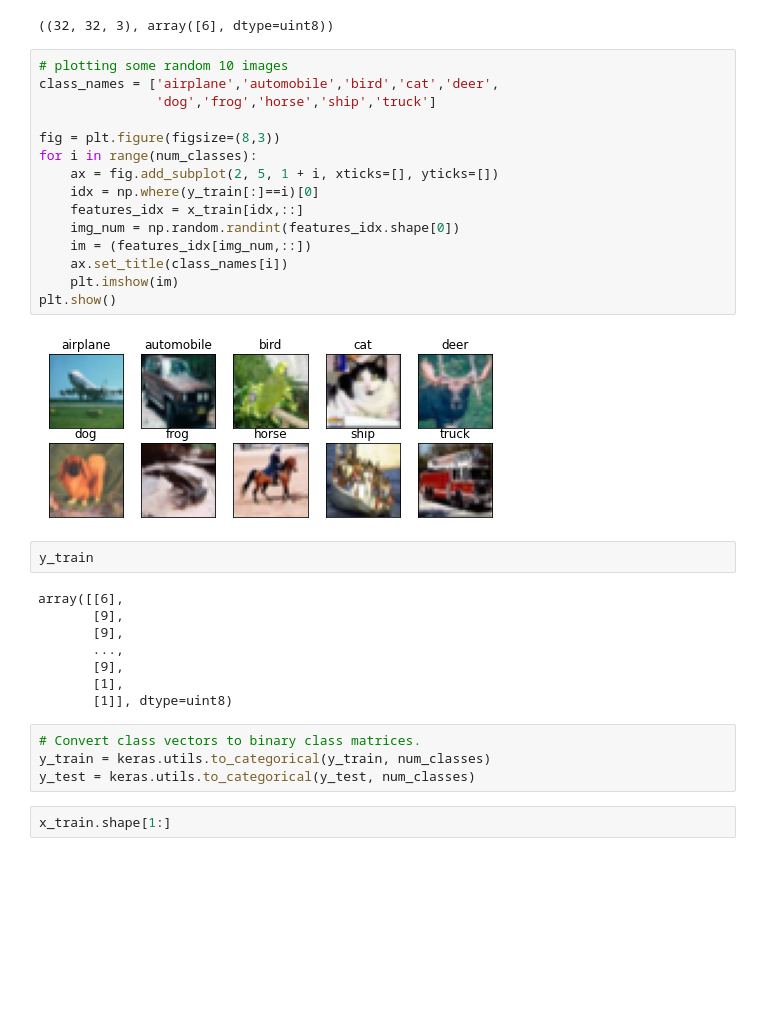
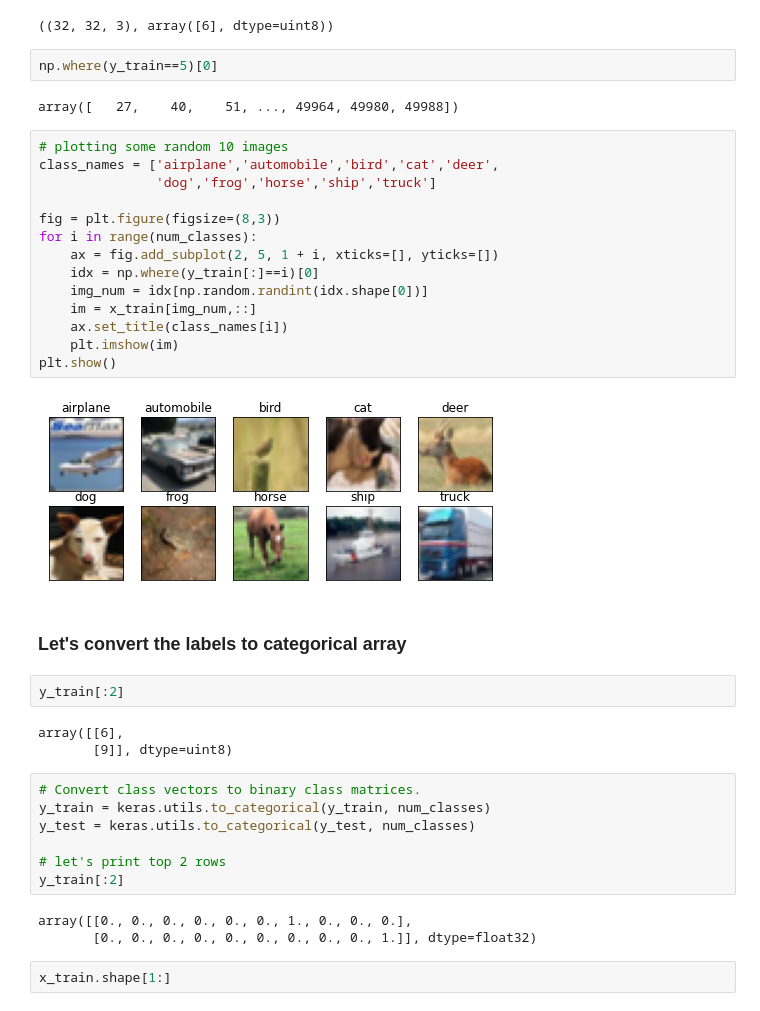
Before and after one commit to sachinkun21/CNN, a Jupyter notebook: Cifar_10.ipynb, the cells around one changed output. Saved outputs shown, nothing was run; the diff lists cells and outputs as text; blank space fills up the shorter version.

```diff
--- a/Cifar_10.ipynb
+++ b/Cifar_10.ipynb
@@ -34,37 +34,43 @@ x_train shape: (50000, 32, 32, 3)
 x_train[0].shape,y_train[0]
 # %% [output]
 ((32, 32, 3), array([6], dtype=uint8))
+# %%
+np.where(y_train==5)[0]
+# %% [output]
+array([   27,    40,    51, ..., 49964, 49980, 49988])
 # %%
 # plotting some random 10 images
 class_names = ['airplane','automobile','bird','cat','deer',
                'dog','frog','horse','ship','truck']
 
 fig = plt.figure(figsize=(8,3))
 for i in range(num_classes):
     ax = fig.add_subplot(2, 5, 1 + i, xticks=[], yticks=[])
     idx = np.where(y_train[:]==i)[0]
-    features_idx = x_train[idx,::]
-    img_num = np.random.randint(features_idx.shape[0])
-    im = (features_idx[img_num,::])
+    img_num = idx[np.random.randint(idx.shape[0])]
+    im = x_train[img_num,::]
     ax.set_title(class_names[i])
     plt.imshow(im)
 plt.show()
 # %% [output]
-[figure, old version]
+[figure, new version]
+# %% [markdown]
+### Let's convert the labels to categorical array
 # %%
-y_train
+y_train[:2]
 # %% [output]
 array([[6],
-       [9],
-       [9],
-       ...,
-       [9],
-       [1],
-       [1]], dtype=uint8)
+       [9]], dtype=uint8)
 # %%
 # Convert class vectors to binary class matrices.
 y_train = keras.utils.to_categorical(y_train, num_classes)
 y_test = keras.utils.to_categorical(y_test, num_classes)
+
+# let's print top 2 rows
+y_train[:2]
+# %% [output]
+array([[0., 0., 0., 0., 0., 0., 1., 0., 0., 0.],
+       [0., 0., 0., 0., 0., 0., 0., 0., 0., 1.]], dtype=float32)
 # %%
 x_train.shape[1:]
 # %% [output]
```
Also changed, not shown: parts of 10 cells of this notebook.
